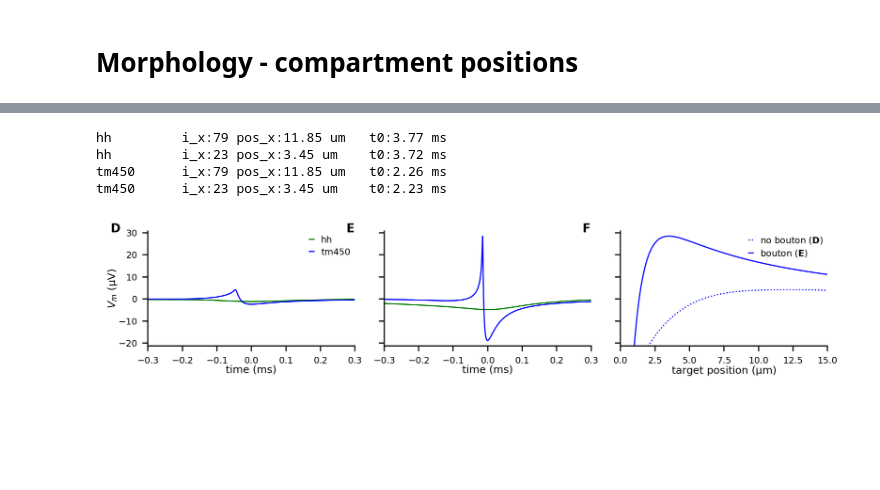
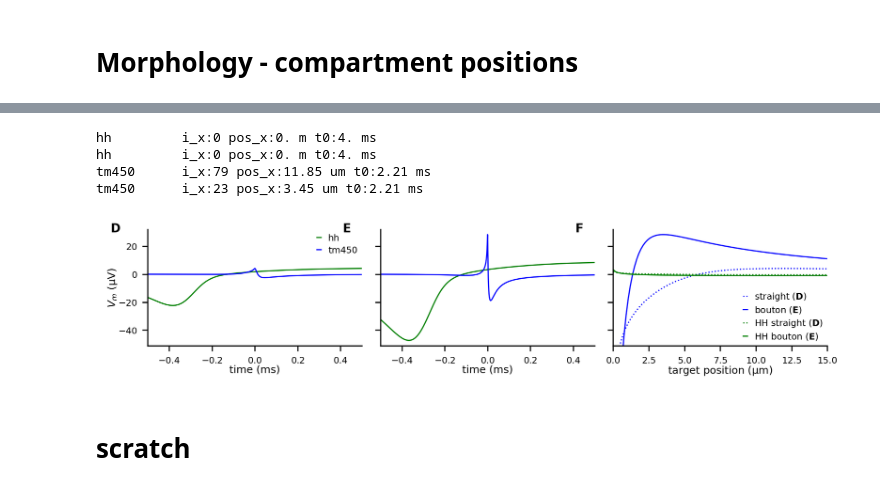
Before and after one commit to moritz-s/Pyoelectricity, a Jupyter notebook: end-end-plots.ipynb, the cells around one changed output, grey strips where cells are left out. Drawn from its saved outputs; the diff is of its cells as text; code cells hidden in the pictures; blank space fills up the shorter version.

```diff
--- a/end-end-plots.ipynb
+++ b/end-end-plots.ipynb
@@ -183,0 +419,20 @@ with plt.style.context('plot_style.txt'):
+# %%
+def pltmax(result, ax, **kwargs):
+    v2 = result['target_v'][:,result['target_t']<(3.8*ms)]
+    ix, it = np.unravel_index(np.argmax(v2, axis=None), v2.shape)
+    x_um = (result['target_x'][ix] - result['target_x'][0])/br.um
+    t_ms = (result['target_t'][it])/br.ms
+    print(f"{ix:5d} = {x_um:4.1} um  | {it:6d} = {t_ms:5.2} ms")
+    ax.plot(result['target_x']/br.um, v2.max(1)/br.uvolt, **kwargs)
+
+fig, ax = plt.subplots()
+pltmax(r_hhss, ax, label = 'hhss')
+pltmax(r_hhbb, ax, label = 'hhbb')
+pltmax(r_tm450ss, ax, label = 'tm450ss')
+pltmax(r_tm450bb, ax, label = 'tm450bb')
+pltmax(rS_hhss, ax, label = 'hhss', ls='--')
+pltmax(rS_hhbb, ax, label = 'hhbb', ls='--')
+pltmax(rS_tm450ss, ax, label = 'tm450ss', ls='--')
+pltmax(rS_tm450bb, ax, label = 'tm450bb', ls='--')
+plt.legend()
+plt.show()
@@ -186,87 +451,78 @@ with plt.style.context('plot_style.txt'):
     cm = 1/2.54 # 11.4 or 17.8
     fig, axs = plt.subplots(1, 3, sharey=True, figsize=(17.8*cm,4*cm))
 
-    def mk_ee_plt(result, model, ax, ix=None, **kwargs):
+    def mk_ee_plt(result_file, model, ax, **kwargs):
+        result = pel.get_result(datapath+result_file)#, downsampling_factor=10)
         v, t = result['target_v'], result['target_t']
 
         #ix = np.abs(result['target_x']-(result['target_x'][0]+5*um)).argmin()
-        if ix is None:
-            v2 = v[:,result['target_t']<(4*ms)]
-            ix, it = np.unravel_index(np.argmax(v2, axis=None), v2.shape)
-            t_0 = t[it]
-        else:
-            v2 = v[ix,:]
-            it = v2.argmin()
-            t_0 = t[it]
+        v2 = v[:,result['target_t']<(4*ms)]
+        ix, it = np.unravel_index(np.argmax(v2, axis=None), v2.shape)
 
-        print(f"{model:10s} i_x:{ix} pos_x:{(result['target_x'][ix] - result['target_x'][0]).in_best_unit(5):10}"
+        t_0 = t[it]#v[ix, :].argmin()]
+
+        print(f"{model:10s} i_x:{ix} pos_x:{(result['target_x'][ix] - result['target_x'][0]).in_best_unit(5)}"
               +f" t0:{t_0.in_best_unit(2)}")
-
         ax.plot((t-t_0)/ms, v[ix, :]/br.uvolt, label=model, **kwargs)
         return result
 
     r_sshh = mk_ee_plt(
         model='hh',
-        ix=79,
-        result=e_results['ee-2k-.1us-.3mmspine-hhss.h5'],
+        result_file='ee-2k-.1us-.3mmspine-hhss.h5',
         ax=axs[0], color = 'green')
     r_bbhh = mk_ee_plt(
         model="hh",
-        ix=23,
-        result=e_results["ee-2k-.1us-.3mmspine-hhbb.h5"],
+        result_file="ee-2k-.1us-.3mmspine-hhbb.h5",
         ax=axs[1], color = 'green')
     r_sstm = mk_ee_plt(
         model="tm450",
-        ix=79,
-        result=e_results["ee-2k-.1us-.3mmspine-tm450ss.h5"],
+        result_file="ee-2k-.1us-.3mmspine-tm450ss.h5",
         ax=axs[0], color = 'blue')
     r_bbtm = mk_ee_plt(
         model="tm450",
-        ix=23,
-        result=e_results["ee-2k-.1us-.3mmspine-tm450bb.h5"],
+        result_file="ee-2k-.1us-.3mmspine-tm450bb.h5",
         ax=axs[1], color = 'blue')
 
     axs[0].set_ylabel("$V_m$ ($\mathrm{\mu}$V)")
     axs[0].legend()
-    axs[0].set_xlim(-0.3, 0.3)
-    axs[1].set_xlim(-0.3, 0.3)
+    axs[0].set_xlim(-0.5, 0.5)
+    axs[1].set_xlim(-0.5, 0.5)
     axs[0].set_xlabel("time (ms)")
     axs[1].set_xlabel("time (ms)")
     saved_ylims = axs[0].get_ylim()
 
     def mk_profile_plt(result, **kwargs):
         v = result['target_v']/br.uvolt
         v2 = v[:,result['target_t']<(4*ms)]
         i_x, i_t = np.unravel_index(np.argmax(v2, axis=None), v2.shape)
         #x0, t0 = result['target_x'][i_x], result['target_t'][i_t]
         xs = (result['target_x'] - result['target_x'].min())/br.um
         axs[2].plot(xs, v[:,i_t], **kwargs)
-        #axs[2].plot(xs, v2.max(1), alpha=0.5, **kwargs)
 
-    mk_profile_plt(result=r_sstm, color='blue', ls=':', label = 'no bouton ($\mathbf{D}$)')
+    mk_profile_plt(result=r_sstm, color='blue', ls=':', label = 'straight ($\mathbf{D}$)')
     mk_profile_plt(result=r_bbtm, color='blue', label = 'bouton ($\mathbf{E}$)')
-    #mk_profile_plt(result=r_sshh, color='green', ls=':', label = 'HH straight ($\mathbf{D}$)')
-    #mk_profile_plt(result=r_bbhh, color='green', label = 'HH bouton ($\mathbf{E}$)')
+    mk_profile_plt(result=r_sshh, color='green', ls=':', label = 'HH straight ($\mathbf{D}$)')
+    mk_profile_plt(result=r_bbhh, color='green', label = 'HH bouton ($\mathbf{E}$)')
 
     axs[2].set_ylim(saved_ylims)
     axs[2].set_xlim(0,15)
     axs[2].legend()
     axs[2].set_xlabel("target position ($\\mathrm{\mu m}$)")
 
     plt.tight_layout()
     for ax, l in zip(axs, ['D', 'E', 'F']):
-        #ax.grid()
         X = ax.get_position().x0 - 0.05
         Y = 0.90
         ax.annotate(l, fontsize=8,family = 'sans-serif', weight = 'bold',
                     xycoords="subfigure fraction",  xy=(X, Y))
 
     fig.savefig('Fig4-DEF3.svg', bbox_inches='tight')
-
     plt.show()
 # %% [output]
-hh         i_x:79 pos_x:11.85 um   t0:3.77 ms
-hh         i_x:23 pos_x:3.45 um    t0:3.72 ms
-tm450      i_x:79 pos_x:11.85 um   t0:2.26 ms
-tm450      i_x:23 pos_x:3.45 um    t0:2.23 ms
+hh         i_x:0 pos_x:0. m t0:4. ms
+hh         i_x:0 pos_x:0. m t0:4. ms
+tm450      i_x:79 pos_x:11.85 um t0:2.21 ms
+tm450      i_x:23 pos_x:3.45 um t0:2.21 ms
-[figure, old version]
+[figure, new version]
+# %% [markdown]
+# scratch
```
Also changed, not shown: parts of 42 cells of this notebook, 9 other files.
